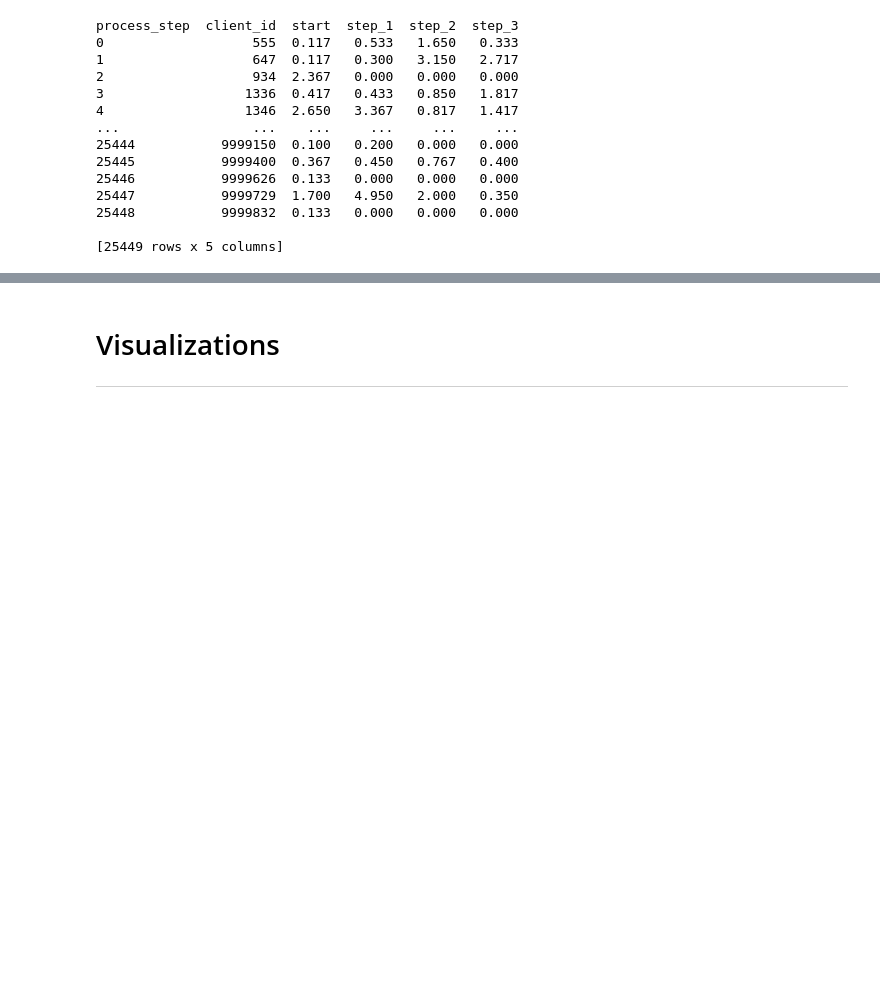
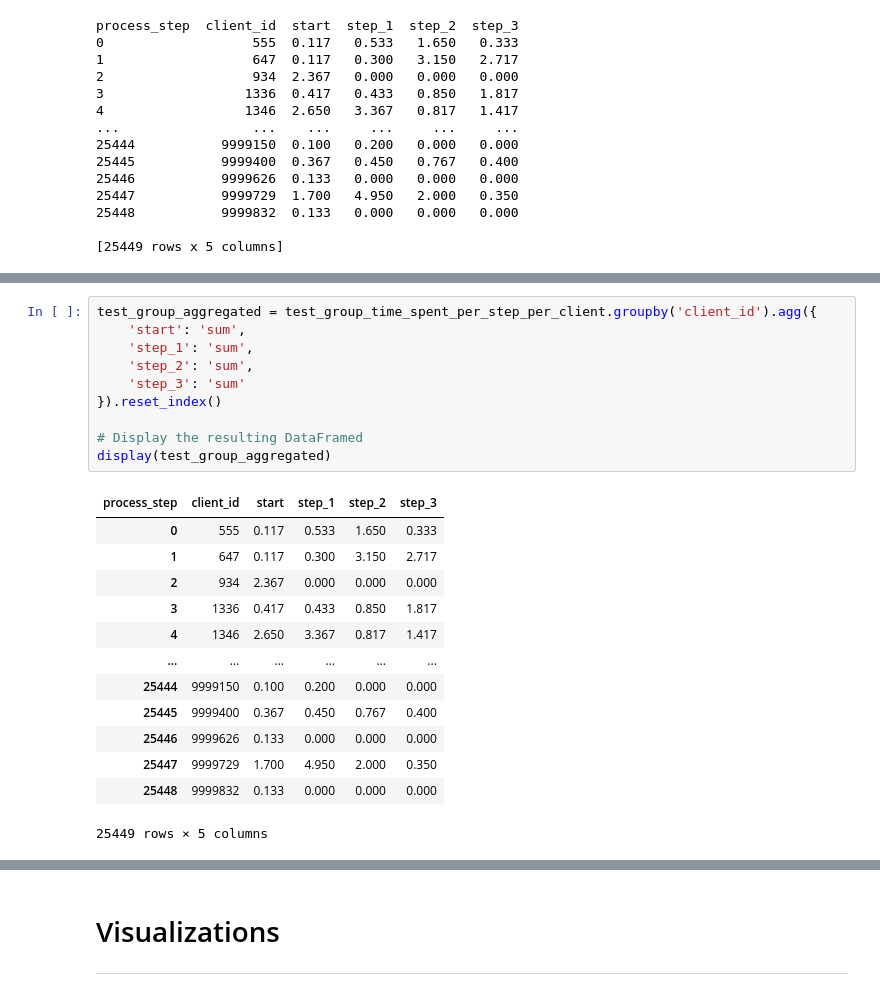
Before and after one commit to DarceeAnne/Vanguard_Investment_AB_Testing, a Jupyter notebook: Vanguard_Investment_AB_Testing.ipynb, the cells around one changed output, grey strips where cells are left out. Cells and saved outputs as stored; diff of their text form; blank space fills up the shorter version.

```diff
--- a/Vanguard_Investment_AB_Testing.ipynb
+++ b/Vanguard_Investment_AB_Testing.ipynb
@@ -1887,3 +1890,27 @@ process_step  client_id  start  step_1  step_2  step_3
+# %%
+test_group_aggregated = test_group_time_spent_per_step_per_client.groupby('client_id').agg({
+    'start': 'sum',
+    'step_1': 'sum',
+    'step_2': 'sum',
+    'step_3': 'sum'
+}).reset_index()
+
+# Display the resulting DataFramed
+display(test_group_aggregated)
+# %% [output]
+| process_step | client_id | start | step_1 | step_2 | step_3 |
+| 0 | 555 | 0.117 | 0.533 | 1.650 | 0.333 |
+| 1 | 647 | 0.117 | 0.300 | 3.150 | 2.717 |
+| 2 | 934 | 2.367 | 0.000 | 0.000 | 0.000 |
+| 3 | 1336 | 0.417 | 0.433 | 0.850 | 1.817 |
+| 4 | 1346 | 2.650 | 3.367 | 0.817 | 1.417 |
+| ... | ... | ... | ... | ... | ... |
+| 25444 | 9999150 | 0.100 | 0.200 | 0.000 | 0.000 |
+| 25445 | 9999400 | 0.367 | 0.450 | 0.767 | 0.400 |
+| 25446 | 9999626 | 0.133 | 0.000 | 0.000 | 0.000 |
+| 25447 | 9999729 | 1.700 | 4.950 | 2.000 | 0.350 |
+| 25448 | 9999832 | 0.133 | 0.000 | 0.000 | 0.000 |
+25449 rows × 5 columns
 # %%
 control_group_aggregated = control_group_time_spent_per_step_per_client.groupby('client_id').agg({
     'start': 'sum',
```
Also changed, not shown: parts of 8 cells of this notebook.
